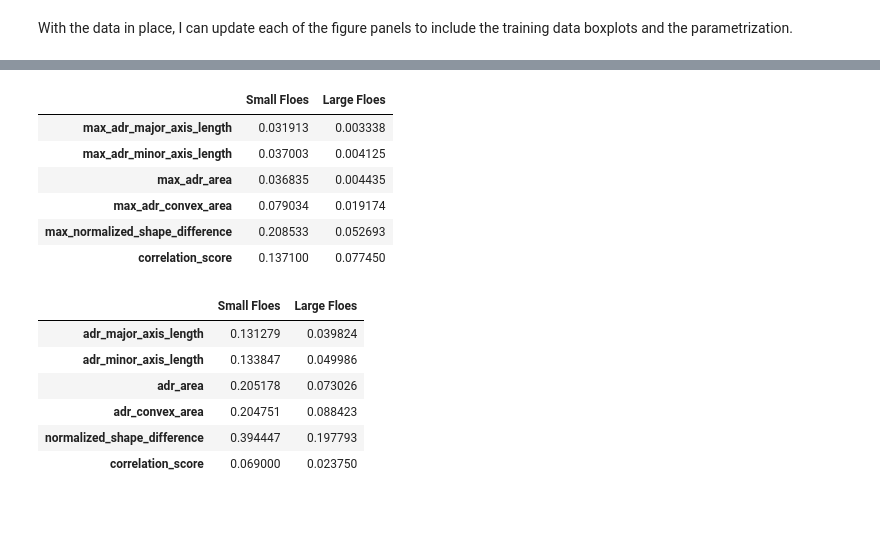
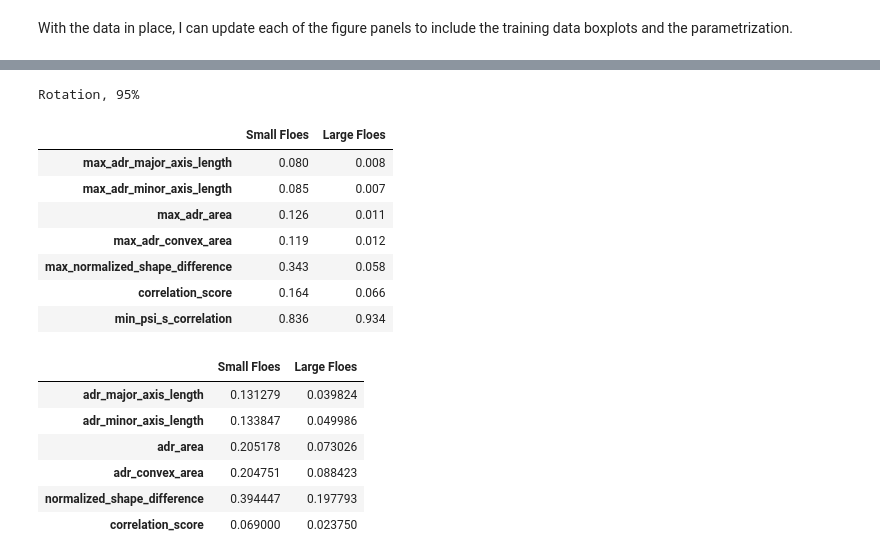
Before and after one commit to danielmwatkins/calval_tgrs, a Jupyter notebook: notebooks/tracker_matched_pairs_test_results.ipynb, the cells around one changed output, grey strips where cells are left out. Saved outputs shown, nothing was run; the diff lists cells and outputs as text; code cells hidden in the pictures; blank space fills up the shorter version.

```diff
--- a/notebooks/tracker_matched_pairs_test_results.ipynb
+++ b/notebooks/tracker_matched_pairs_test_results.ipynb
@@ -322,17 +503,22 @@ ax.legend(ncols=1)
 # %%
+print("Rotation, 95%")
 measures =  ['max_adr_major_axis_length', 'max_adr_minor_axis_length', 'max_adr_area', 'max_adr_convex_area',
              'max_normalized_shape_difference', 'correlation_score']
 
-pd.DataFrame({"Small Floes": df_rot.loc[df_rot.L < 10, measures].quantile(0.95),
-             "Large Floes": df_rot.loc[df_rot.L > 30, measures].quantile(0.95)})
+df_pct = pd.DataFrame({"Small Floes": df_rot.loc[df_rot.L < 10, measures].quantile(0.99),
+             "Large Floes": df_rot.loc[df_rot.L > 40, measures].quantile(0.99)})
+df_pct.loc['min_psi_s_correlation', :] = 1 - df_pct.loc['correlation_score', :]
+df_pct.round(3)
 # %% [output]
+Rotation, 95%
 |  | Small Floes | Large Floes |
-| max_adr_major_axis_length | 0.031913 | 0.003338 |
-| max_adr_minor_axis_length | 0.037003 | 0.004125 |
-| max_adr_area | 0.036835 | 0.004435 |
-| max_adr_convex_area | 0.079034 | 0.019174 |
-| max_normalized_shape_difference | 0.208533 | 0.052693 |
-| correlation_score | 0.137100 | 0.077450 |
+| max_adr_major_axis_length | 0.080 | 0.008 |
+| max_adr_minor_axis_length | 0.085 | 0.007 |
+| max_adr_area | 0.126 | 0.011 |
+| max_adr_convex_area | 0.119 | 0.012 |
+| max_normalized_shape_difference | 0.343 | 0.058 |
+| correlation_score | 0.164 | 0.066 |
+| min_psi_s_correlation | 0.836 | 0.934 |
 # %%
 measures =  ['adr_major_axis_length', 'adr_minor_axis_length', 'adr_area', 'adr_convex_area',
              'normalized_shape_difference', 'correlation_score']
```
Also changed, not shown: parts of 30 cells of this notebook, 4 other files.
